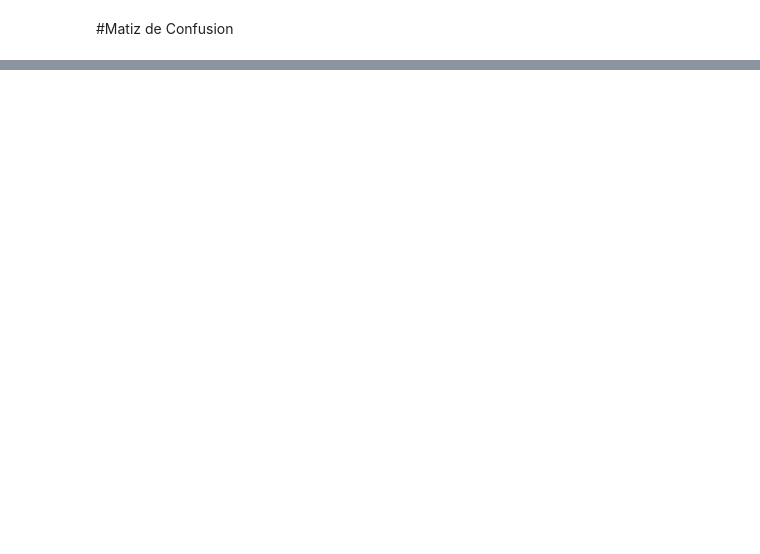
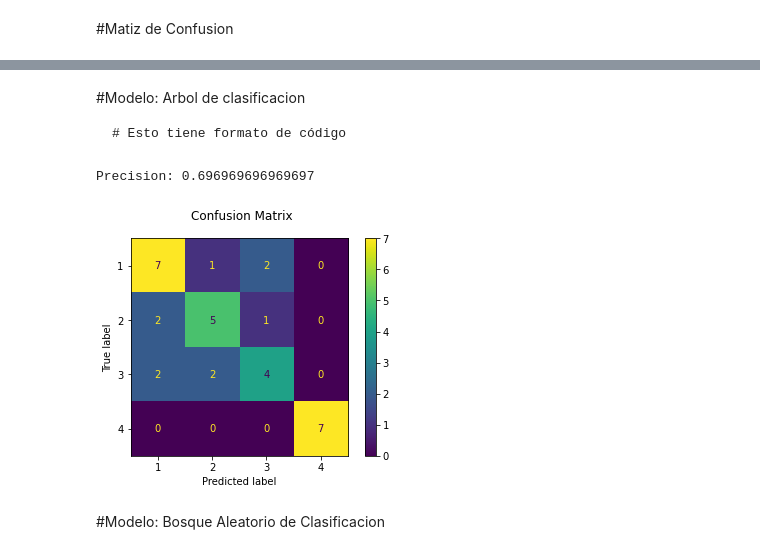
Before and after one commit to ValentinBarco/ValentinBarco, a Jupyter notebook: Proyecto_Fina;.ipynb, the cells around one changed output, grey strips where cells are left out. Cells and saved outputs as stored; diff of their text form; code cells hidden in the pictures; blank space fills up the shorter version.

````diff
--- a/Proyecto_Fina;.ipynb
+++ b/Proyecto_Fina;.ipynb
@@ -159,9 +237,0 @@ La Presicion del Modelo con 9 vecinos es: 0.5348837209302325
-# %%
-for n in range(2,10):
-  ss = 1/n
-  X_train, X_test, y_train, y_test = train_test_split(Dataset, target, test_size= ss, random_state=0)
-
-  Kvecinos = neighbors.KNeighborsClassifier(n_neighbors=2)
-  Kvecinos.fit(X_train, y_train)
-  Score = Kvecinos.score(X_train, y_train)
-  print("La Presicion del Modelo con " + str(ss) + " de Test size:",Score)
@@ -179,18 +237,0 @@ La Presicion del Modelo con 0.1111111111111111 de Test size: 0.6354166666666666
-# %%
-import numpy as np
-from sklearn.model_selection import KFold
-
-X = Dataset.values
-y = target.values
-kf = KFold(n_splits=5)
-kf.get_n_splits(X)
-for train_index, test_index in kf.split(X):
-  #print("TRAIN:", train_index, "TEST:", test_index)
-
-  X_train, X_test = X[train_index], X[test_index]
-  y_train, y_test = y[train_index], y[test_index]
-
-  Kvecinos = neighbors.KNeighborsClassifier(n_neighbors=3)
-  Kvecinos.fit(X_train, y_train)
-  disp = metrics.plot_confusion_matrix(Kvecinos, X_test, y_test)
-  disp.figure_.suptitle("Confusion Matrix")
@@ -202,0 +238,25 @@ for train_index, test_index in kf.split(X):
+# %% [markdown]
+#Modelo: Arbol de clasificacion
+
+```
+# Esto tiene formato de código
+```
+# %%
+from sklearn.tree import DecisionTreeClassifier
+
+
+Arbol = DecisionTreeClassifier(criterion = 'entropy')
+Arbol.fit(X_train, y_train)
+y_pred = Arbol.predict(X_test)
+# %%
+from sklearn.metrics import precision_score
+disp = metrics.plot_confusion_matrix(Arbol, X_test, y_test)
+disp.figure_.suptitle("Confusion Matrix")
+
+Precision = precision_score(y_test, y_pred, average='micro')
+print('Precision: '+ str(Precision))
+# %% [output]
+Precision: 0.696969696969697
+[figure, added]
+# %% [markdown]
+#Modelo: Bosque Aleatorio de Clasificacion
````
Also changed, not shown: parts of 26 cells of this notebook.
